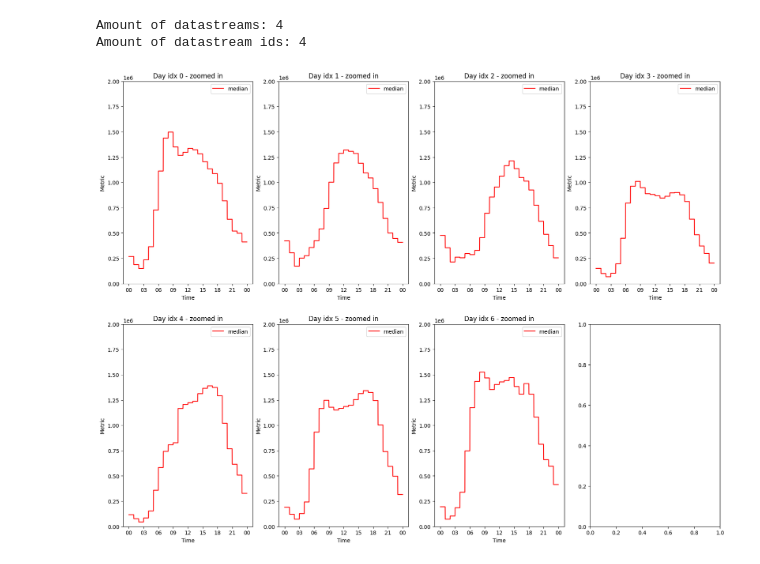
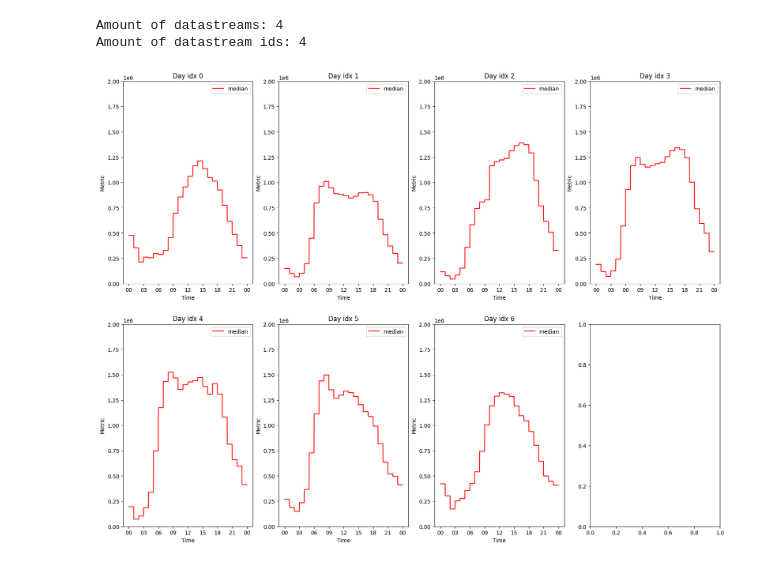
Before and after one commit to priobike/priobike-predictability-study, a Jupyter notebook: studies/db/studies/observations_per_minute/1_db_queries.ipynb, the cells around one changed output. Drawn from its saved outputs; the diff is of its cells as text; code cells hidden in the pictures.

```diff
--- a/studies/db/studies/observations_per_minute/1_db_queries.ipynb
+++ b/studies/db/studies/observations_per_minute/1_db_queries.ipynb
@@ -547,7 +547,6 @@ import collections
 import numpy as np
 import matplotlib.pyplot as plt
 import matplotlib.dates as mdates
-import matplotlib.ticker as mticker
 import datetime
 
 layer_name = 'detector_car'
@@ -563,8 +562,9 @@ observations_per_hour_timestamp_counts_aggregated = [
     ] for i in range(7)
 ]
 
-dayIdx = 6
-hourIdx = 23
+day_idx = 4
+hour_idx = 23
+day_count = 0
 
 factor = 7*24*3600
 
@@ -584,15 +584,35 @@ for timestamp, count in observations_per_hour_timestamp_counts_ordered.items():
     second_count = observations_per_hour_timestamp_counts_ordered[str(int_timestamp - (2 * factor)) + ".0"]
     first_count = observations_per_hour_timestamp_counts_ordered[str(int_timestamp - (3 * factor)) + ".0"]
 
-    observations_per_hour_timestamp_counts_aggregated[dayIdx][hourIdx] = last_count
+    observations_per_hour_timestamp_counts_aggregated[day_idx][hour_idx] = [first_count, second_count, third_count, last_count]
 
-    hourIdx -= 1
+    first_datetime = datetime.datetime.fromtimestamp(int_timestamp - (3 * factor))
+    second_datetime = datetime.datetime.fromtimestamp(int_timestamp - (2 * factor))
+    third_datetime = datetime.datetime.fromtimestamp(int_timestamp - (1 * factor))
+    last_datetime = datetime.datetime.fromtimestamp(int_timestamp)
 
-    if hourIdx < 0:
-        hourIdx = 23
-        dayIdx -= 1
+    if first_datetime.weekday() != second_datetime.weekday() or first_datetime.weekday() != third_datetime.weekday() or first_datetime.weekday() != last_datetime.weekday():
+        raise Exception("Days do not match")
+    if first_datetime.hour != second_datetime.hour or first_datetime.hour != third_datetime.hour or first_datetime.hour != last_datetime.hour:
+        raise Exception("Hours do not match")
+    if first_datetime.minute != 0 or second_datetime.minute != 0 or third_datetime.minute != 0 or last_datetime.minute != 0:
+        raise Exception("Minutes do not match")
+    if first_datetime.second != 0 or second_datetime.second != 0 or third_datetime.second != 0 or last_datetime.second != 0:
+        raise Exception("Seconds do not match")
 
-    if dayIdx < 0:
+    if first_datetime.hour != hour_idx:
+        raise Exception("Hours do not match")
+    if first_datetime.weekday() != (day_idx - 1) % 7:
+        raise Exception("Days do not match")
+
+    hour_idx -= 1
+
+    if hour_idx < 0:
+        hour_idx = 23
+        day_idx -= 1 % 7
+        day_count += 1
+
+    if day_count > 6:
         break
 
 observations_per_hour_timestamp_counts_median = [
@@ -606,32 +626,32 @@ for dayIdx in range(7):
         observations_per_hour_timestamp_counts_median[dayIdx][hourIdx] = np.median(np.array(observations_per_hour_timestamp_counts_aggregated[dayIdx][hourIdx]))
 
 hours = []
 for i in range(24):
     hours.append(datetime.datetime(day=20, month=10, year=2023, hour=i, minute=0))
     hours.append(datetime.datetime(day=20, month=10, year=2023, hour=i, minute=59))
 
 fig, ax = plt.subplots(2, 4, figsize=(20, 15))
 
 for j in range(ax.shape[0]):
     for i in range(ax.shape[1]):
         day_idx = i + j * ax.shape[1]
         if day_idx >= 7:
             continue
 
         single_ax = ax[j][i]
 
         median_values = []
 
         for hour_idx in range(24):
             median_values.append(observations_per_hour_timestamp_counts_median[day_idx][hour_idx])
             median_values.append(observations_per_hour_timestamp_counts_median[day_idx][hour_idx])
 
         single_ax.xaxis.set_major_formatter(mdates.DateFormatter('%H'))
         single_ax.plot(hours, median_values, label="median", color='red', alpha=1)
         single_ax.set_ylim(0, 2000000)
         single_ax.set_xlabel('Time')
         single_ax.set_ylabel('Metric')
-        single_ax.set_title(f"Day idx {str(day_idx)} - zoomed in")
+        single_ax.set_title(f"Day idx {str(day_idx)}")
         single_ax.legend()
 # %% [output]
-[figure, old version]
+[figure, new version]
```
Also changed, not shown: 27 other files.
